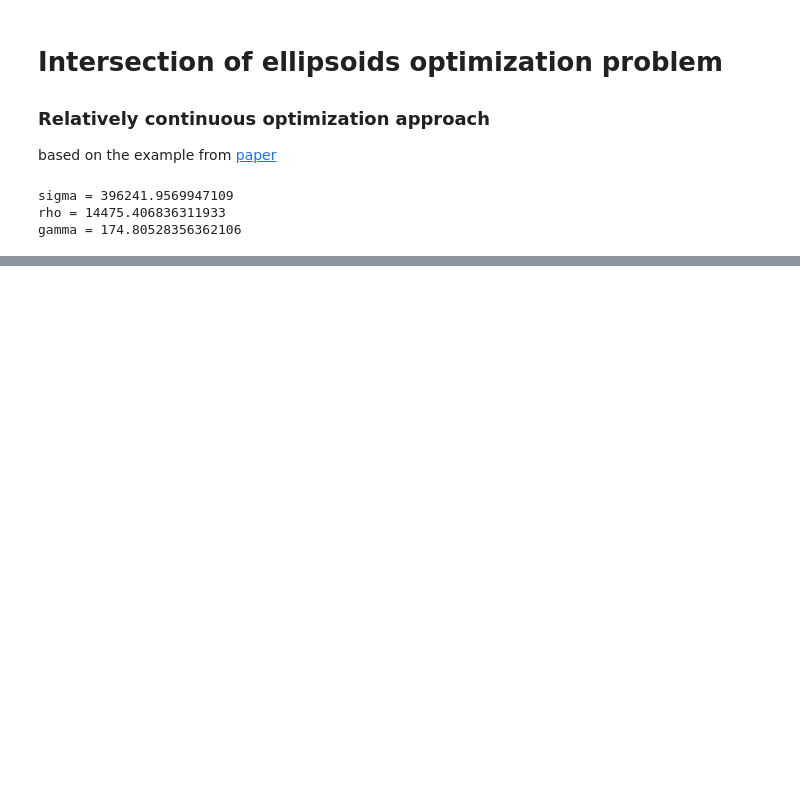
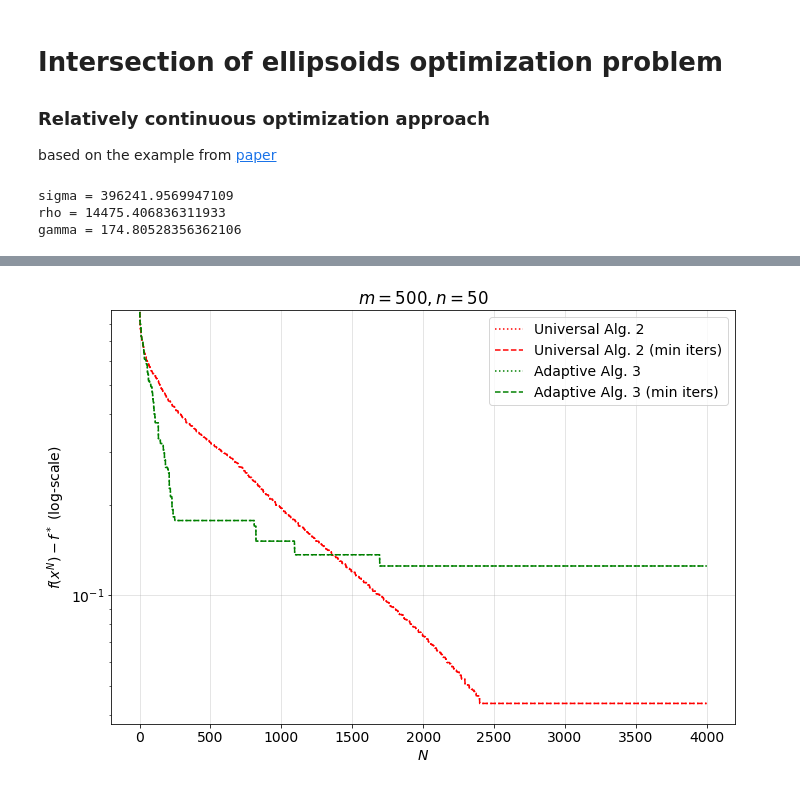
Before and after one commit to dmivilensky/Adaptive-relatively-smooth-optimization, a Jupyter notebook: mirror-descent-rel-continuous/iep.ipynb, the cells around one changed output, grey strips where cells are left out. Drawn from its saved outputs; the diff is of its cells as text; code cells hidden in the pictures; blank space fills up the shorter version.

Commit message:
new figures

```diff
--- a/mirror-descent-rel-continuous/iep.ipynb
+++ b/mirror-descent-rel-continuous/iep.ipynb
@@ -295,4 +303,6 @@ _, x_alg1_adv, state_alg1_adv = alg1(x0, T=iters, L=L, zeta=zeta, R=None, eps=de
 _, x_gd, state_gd = gd(x0, T=T, L=L)
 # %%
 _, x_alg2, state_alg2 = alg2(x0, T=iters, delta=delta, L=L, zeta=zeta)
+# %%
+_, x_alg2_min, state_alg2_min = alg2(x0, T=iters, delta=delta, L=L, zeta=zeta, min_iters=True)
 # %%
@@ -300 +310,3 @@ _, x_alg3, state_alg3 = alg3(x0, T=iters, L=L, zeta=zeta, R=R, eps=delta)
+# %%
+_, x_alg3_min, state_alg3_min = alg3(x0, T=iters, L=L, zeta=zeta, R=None, eps=delta, min_iters=True)
 # %%
@@ -387,0 +400,27 @@ plt.show()
+# %%
+limit_N = min(
+    state_alg2['f'].shape[0],
+    state_alg3['f'].shape[0]
+)
+
+plt.figure(figsize=(10,7))
+plt.rcParams.update({'font.size': 14})
+
+plt.semilogy(state_alg2['f'][:limit_N] - f_opt, 'r:', label='Universal Alg. 2')
+plt.semilogy(state_alg2_min['f'][:limit_N] - f_opt, 'r--', label='Universal Alg. 2 (min iters)')
+plt.semilogy(state_alg3['f'][:limit_N] - f_opt, 'g:', label='Adaptive Alg. 3')
+plt.semilogy(state_alg3_min['f'][:limit_N] - f_opt, 'g--', label='Adaptive Alg. 3 (min iters)')
+
+plt.grid(alpha=0.4)
+plt.legend()
+
+plt.title(f'$m = {m}, n = {n}$')
+plt.ylabel('$f(x^N) - f^*$ (log-scale)')
+plt.ylim(top=state_alg2['f-all'][1] - f_opt)
+plt.xlabel('$N$')
+
+plt.tight_layout()
+# plt.savefig('avg_prority_m=500,n=50.pdf')
+plt.show()
+# %% [output]
+[figure, added]
```
Also changed, not shown: parts of 17 cells of this notebook, 8 other files.
